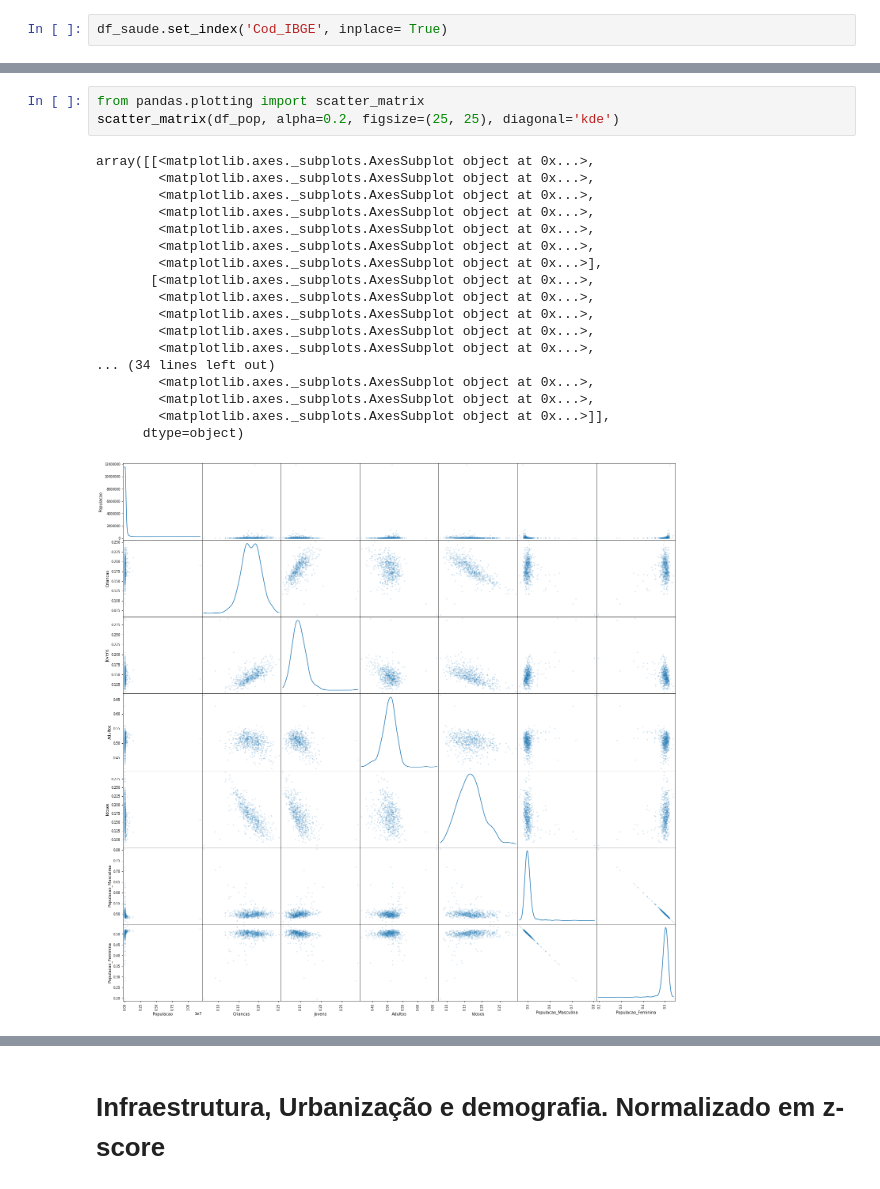
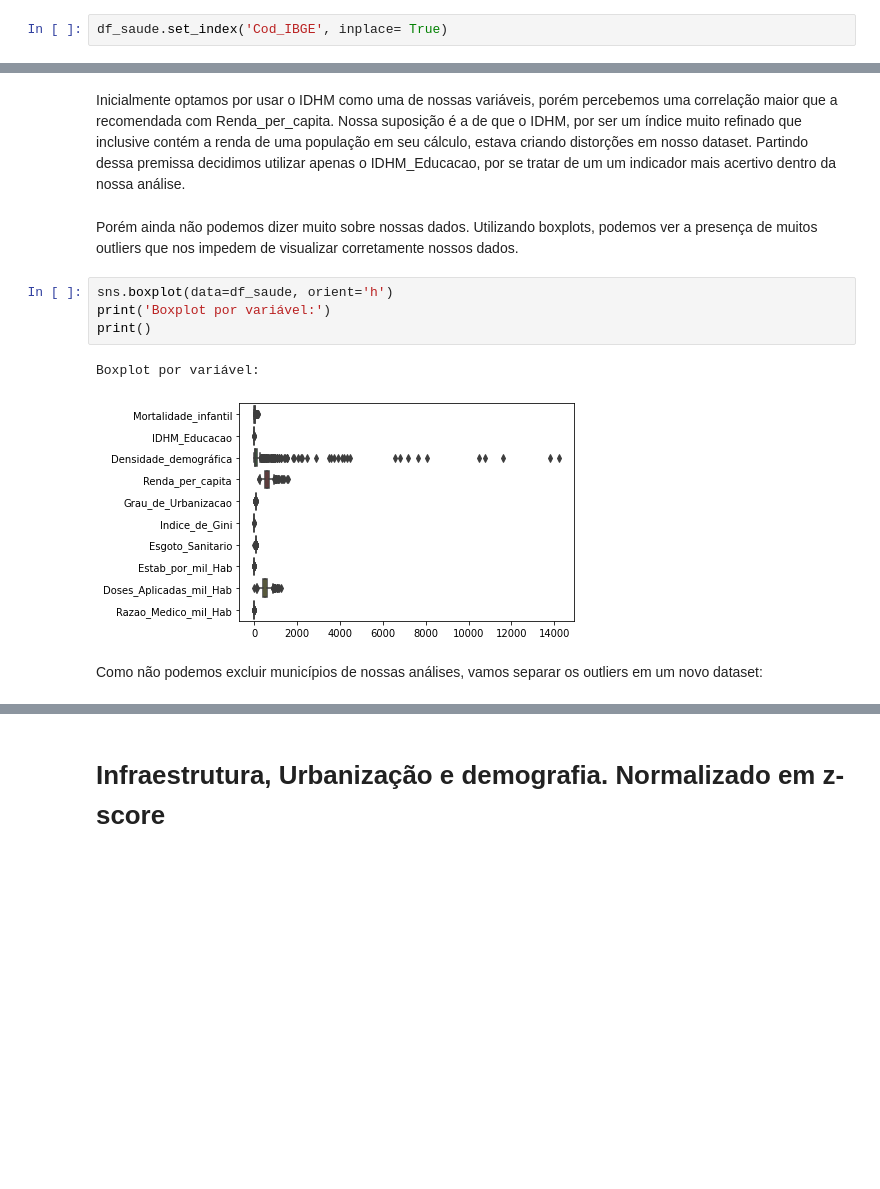
Before and after one commit to SilvanaOliveiraSa/CA_MU_DS_VINCE, a Jupyter notebook: teste_v3.ipynb, the cells around one changed output, grey strips where cells are left out. Cells and saved outputs as stored; diff of their text form; blank space fills up the shorter version.

```diff
--- a/teste_v3.ipynb
+++ b/teste_v3.ipynb
@@ -257,22 +229,13 @@ See the caveats in the documentation: https://pandas.pydata.org/pandas-docs/stab
-# %%
-from pandas.plotting import scatter_matrix
-scatter_matrix(df_pop, alpha=0.2, figsize=(25, 25), diagonal='kde')
-# %% [output]
-array([[<matplotlib.axes._subplots.AxesSubplot object at 0x...>,
-        <matplotlib.axes._subplots.AxesSubplot object at 0x...>,
-        <matplotlib.axes._subplots.AxesSubplot object at 0x...>,
-        <matplotlib.axes._subplots.AxesSubplot object at 0x...>,
-        <matplotlib.axes._subplots.AxesSubplot object at 0x...>,
-        <matplotlib.axes._subplots.AxesSubplot object at 0x...>,
-        <matplotlib.axes._subplots.AxesSubplot object at 0x...>],
-       [<matplotlib.axes._subplots.AxesSubplot object at 0x...>,
-        <matplotlib.axes._subplots.AxesSubplot object at 0x...>,
-        <matplotlib.axes._subplots.AxesSubplot object at 0x...>,
-        <matplotlib.axes._subplots.AxesSubplot object at 0x...>,
-        <matplotlib.axes._subplots.AxesSubplot object at 0x...>,
-... (34 lines left out)
-        <matplotlib.axes._subplots.AxesSubplot object at 0x...>,
-        <matplotlib.axes._subplots.AxesSubplot object at 0x...>,
-        <matplotlib.axes._subplots.AxesSubplot object at 0x...>]],
-      dtype=object)
-[figure, removed]
+# %% [markdown]
+Inicialmente optamos por usar o IDHM como uma de nossas variáveis, porém percebemos uma correlação maior que a recomendada com Renda_per_capita. Nossa suposição é a de que o IDHM, por ser um índice muito refinado que inclusive contém a renda de uma população em seu cálculo, estava criando distorções em nosso dataset. Partindo dessa premissa decidimos utilizar apenas o IDHM_Educacao, por se tratar de um um indicador mais acertivo dentro da nossa análise.
+# %% [markdown]
+Porém ainda não podemos dizer muito sobre nossas dados. Utilizando boxplots, podemos ver a presença de muitos outliers que nos impedem de visualizar corretamente nossos dados.
+# %%
+sns.boxplot(data=df_saude, orient='h')
+print('Boxplot por variável:')
+print()
+# %% [output]
+Boxplot por variável:
+[figure, added]
+# %% [markdown]
+Como não podemos excluir municípios de nossas análises, vamos separar os outliers em um novo dataset:
```
Also changed, not shown: parts of 20 cells of this notebook.
